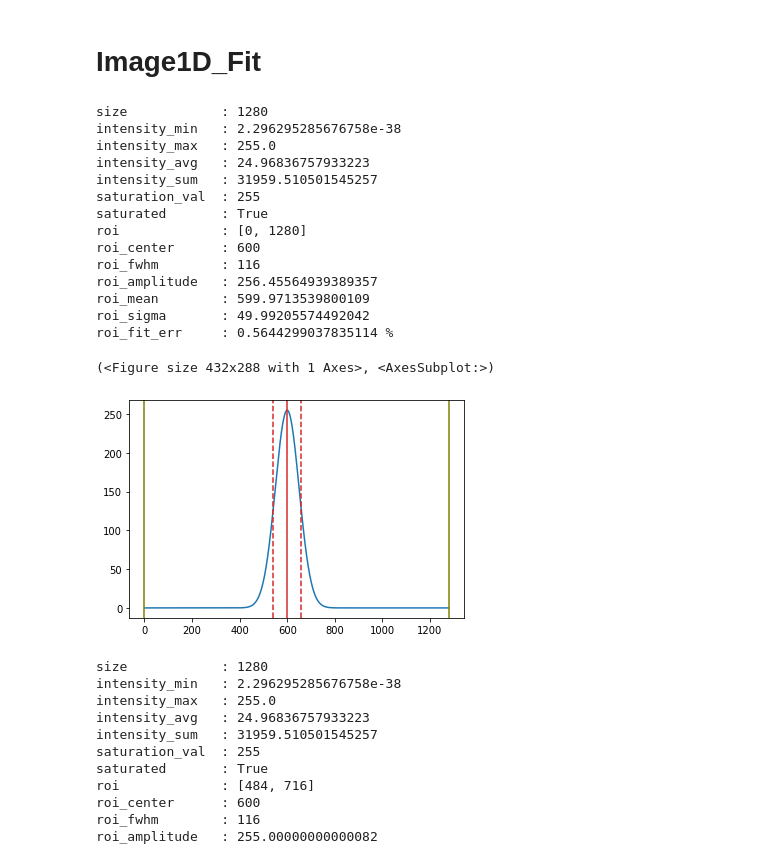
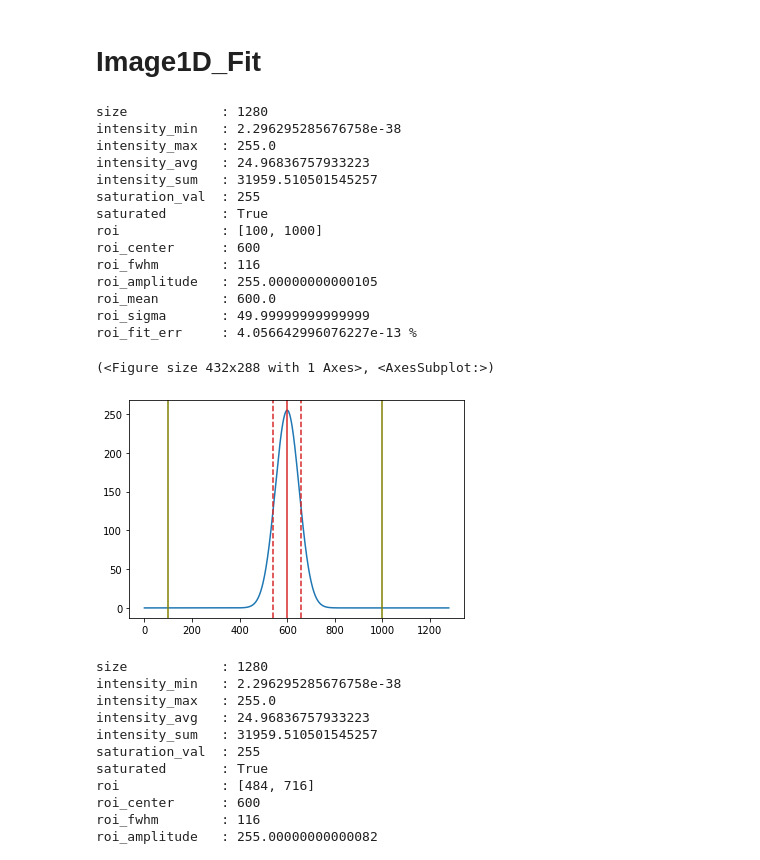
Before and after one commit to lnls-fac/mathphys, a Jupyter notebook: scripts/images.ipynb, the cells around one changed output. Drawn from its saved outputs; the diff is of its cells as text; code cells hidden in the pictures.

```diff
--- a/scripts/images.ipynb
+++ b/scripts/images.ipynb
@@ -473,28 +473,28 @@ roi_angle       : -1.5254750742642278
 # %%
 gauss1d, indcs1d = create_gauss1d()
 
 data = gauss1d
 
-img = images.Image1D_Fit(data=data)
+img = images.Image1D_Fit(data=data, roi=[100, 1000])
 print(img)
 img.imshow()
 # %% [output]
 size            : 1280
 intensity_min   : 2.296295285676758e-38
 intensity_max   : 255.0
 intensity_avg   : 24.96836757933223
 intensity_sum   : 31959.510501545257
 saturation_val  : 255
 saturated       : True
-roi             : [0, 1280]
+roi             : [100, 1000]
 roi_center      : 600
 roi_fwhm        : 116
-roi_amplitude   : 256.45564939389357
-roi_mean        : 599.9713539800109
-roi_sigma       : 49.99205574492042
-roi_fit_err     : 0.5644299037835114 %
+roi_amplitude   : 255.00000000000105
+roi_mean        : 600.0
+roi_sigma       : 49.99999999999999
+roi_fit_err     : 4.056642996076227e-13 %
 (<Figure size 432x288 with 1 Axes>, <AxesSubplot:>)
-[figure, old version]
+[figure, new version]
 # %%
 img.update_roi_with_fwhm(fwhm_factor=2)
 print(img)
```
Also changed, not shown: parts of 19 cells of this notebook, 2 other files.
